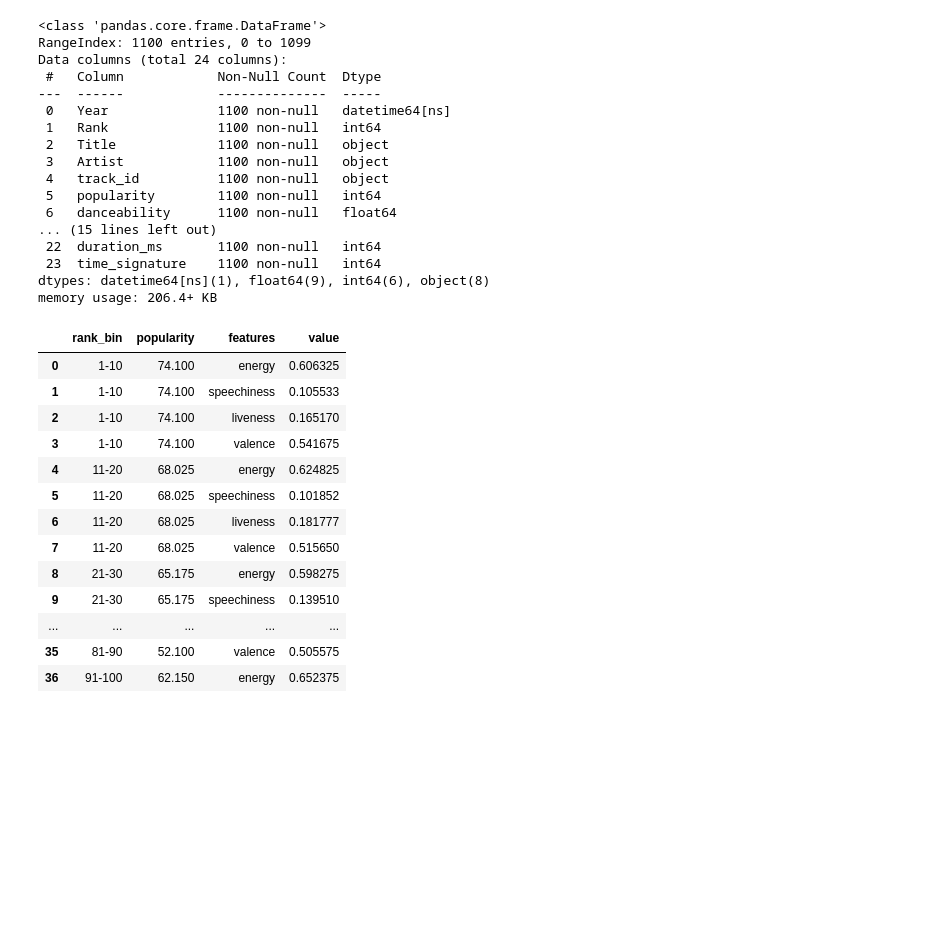
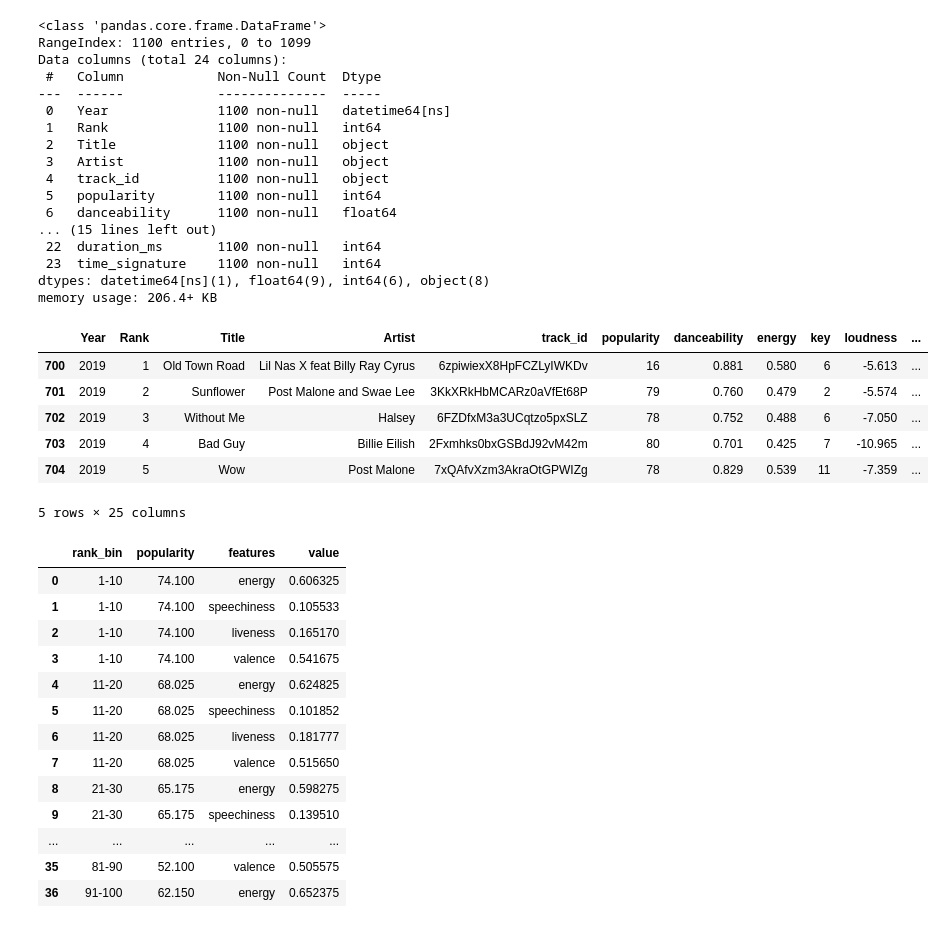
Before and after one commit to petitmi/Study-Bird-551, a Jupyter notebook: src/audio_test.ipynb, the cells around one changed output. Drawn from its saved outputs; the diff is of its cells as text; code cells hidden in the pictures; blank space fills up the shorter version.

```diff
--- a/src/audio_test.ipynb
+++ b/src/audio_test.ipynb
@@ -96,7 +96,7 @@ hits.to_csv('../data/processed/audio_data_processed.csv')
 TypeError: to_csv() got an unexpected keyword argument 'index_col'
 # %%
 hits = pd.read_csv('../data/processed/audio_data_processed.csv')
-hits.drop("Unnamed: 0", axis=1, inplace=True)
+hits.drop(["Unnamed: 0",'type','uri','track_href','analysis_url','id'], axis=1, inplace=True)
 hits
 # %% [output]
 |  | Year | Rank | Title | Artist | track_id | popularity | danceability | energy | key | loudness | ... |
@@ -141,6 +141,15 @@ import pandas as pd
 hits['rank_bin'] = pd.cut(hits['Rank'],bins=10,labels=['1-10','11-20','21-30','31-40','41-50','51-60','61-70','71-80','81-90','91-100'])
 # %%
 hits_c1 = hits[(2019 <= hits['Year']) & (hits['Year'] <= 2022)]
+hits_c1[:5]
+# %% [output]
+|  | Year | Rank | Title | Artist | track_id | popularity | danceability | energy | key | loudness | ... |
+| 700 | 2019 | 1 | Old Town Road | Lil Nas X feat Billy Ray Cyrus | 6zpiwiexX8HpFCZLyIWKDv | 16 | 0.881 | 0.580 | 6 | -5.613 | ... |
+| 701 | 2019 | 2 | Sunflower | Post Malone and Swae Lee | 3KkXRkHbMCARz0aVfEt68P | 79 | 0.760 | 0.479 | 2 | -5.574 | ... |
+| 702 | 2019 | 3 | Without Me | Halsey | 6FZDfxM3a3UCqtzo5pxSLZ | 78 | 0.752 | 0.488 | 6 | -7.050 | ... |
+| 703 | 2019 | 4 | Bad Guy | Billie Eilish | 2Fxmhks0bxGSBdJ92vM42m | 80 | 0.701 | 0.425 | 7 | -10.965 | ... |
+| 704 | 2019 | 5 | Wow | Post Malone | 7xQAfvXzm3AkraOtGPWIZg | 78 | 0.829 | 0.539 | 11 | -7.359 | ... |
+5 rows × 25 columns
 # %%
 
 
```
Also changed, not shown: parts of 1 cell of this notebook, 1 other file.
